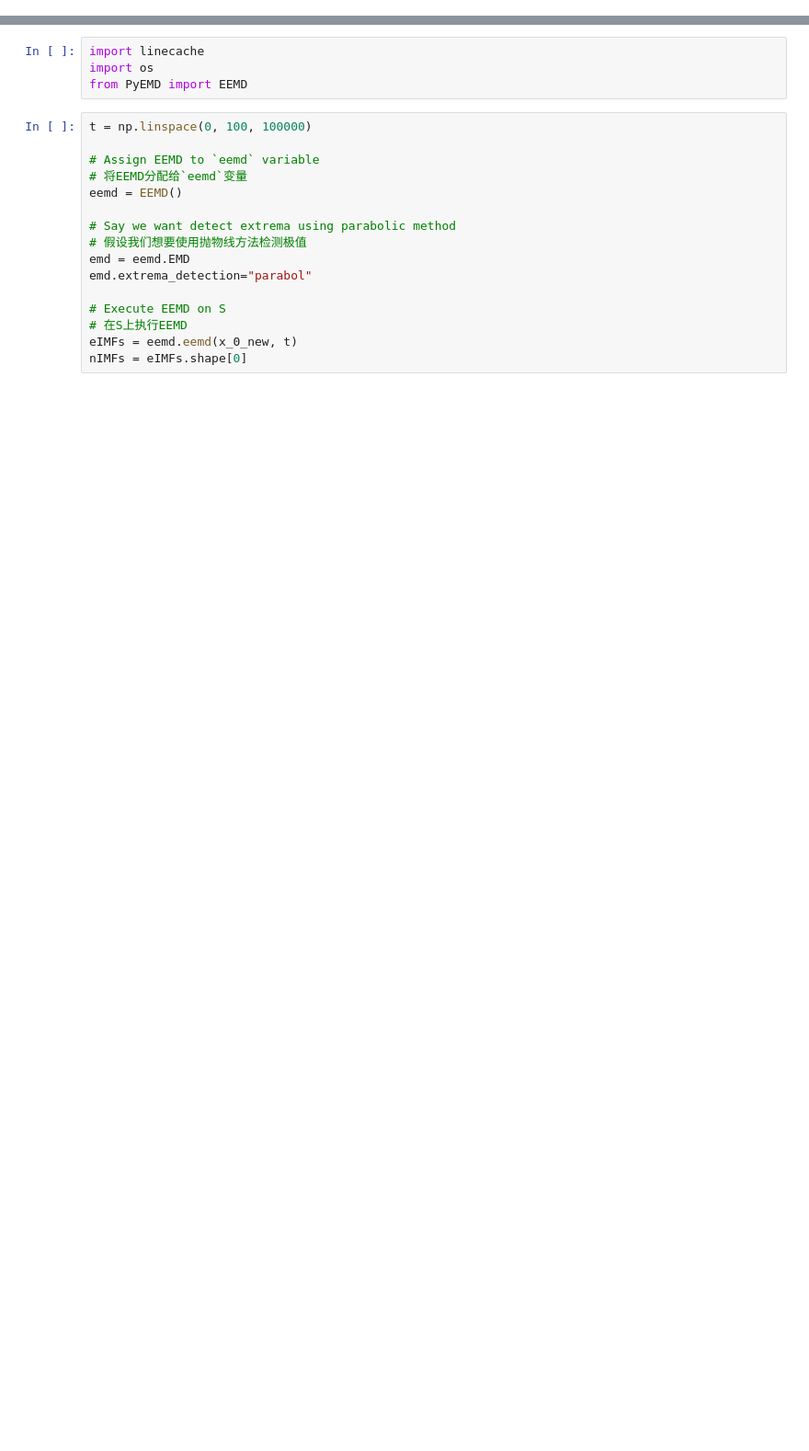
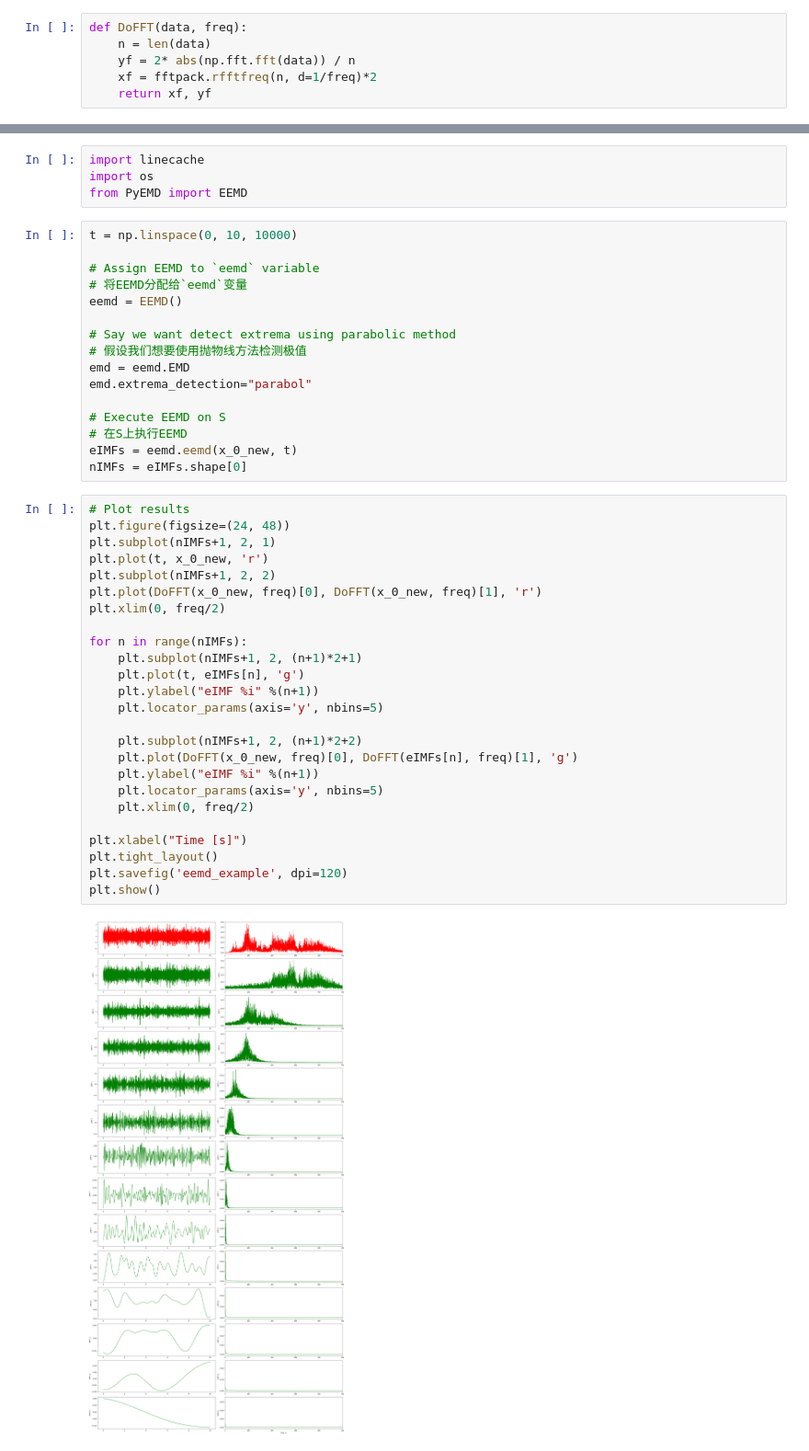
Before and after one commit to Chiyo1112/Learning_Python, a Jupyter notebook: 2019_summer/Learning_EMD.ipynb, the cells around one changed output, grey strips where cells are left out. Shown at 92% size. Cells and saved outputs as stored; diff of their text form; blank space fills up the shorter version.

```diff
--- a/2019_summer/Learning_EMD.ipynb
+++ b/2019_summer/Learning_EMD.ipynb
@@ -129,2 +131,8 @@ x_0_old = vibration_20190153_13_x_0[300000:310000]
+# %%
+def DoFFT(data, freq):
+    n = len(data)
+    yf = 2* abs(np.fft.fft(data)) / n
+    xf = fftpack.rfftfreq(n, d=1/freq)*2
+    return xf, yf
 # %% [markdown]
 # Do EMD
@@ -133,7 +143,7 @@ import linecache
 import os
 from PyEMD import EEMD
 # %%
-t = np.linspace(0, 100, 100000)
+t = np.linspace(0, 10, 10000)
 
 # Assign EEMD to `eemd` variable
 # 将EEMD分配给`eemd`变量
@@ -148,3 +158,30 @@ emd.extrema_detection="parabol"
 # 在S上执行EEMD
 eIMFs = eemd.eemd(x_0_new, t)
 nIMFs = eIMFs.shape[0]
+# %%
+# Plot results
+plt.figure(figsize=(24, 48))
+plt.subplot(nIMFs+1, 2, 1)
+plt.plot(t, x_0_new, 'r')
+plt.subplot(nIMFs+1, 2, 2)
+plt.plot(DoFFT(x_0_new, freq)[0], DoFFT(x_0_new, freq)[1], 'r')
+plt.xlim(0, freq/2)
+
+for n in range(nIMFs):
+    plt.subplot(nIMFs+1, 2, (n+1)*2+1)
+    plt.plot(t, eIMFs[n], 'g')
+    plt.ylabel("eIMF %i" %(n+1))
+    plt.locator_params(axis='y', nbins=5)
+
+    plt.subplot(nIMFs+1, 2, (n+1)*2+2)
+    plt.plot(DoFFT(x_0_new, freq)[0], DoFFT(eIMFs[n], freq)[1], 'g')
+    plt.ylabel("eIMF %i" %(n+1))
+    plt.locator_params(axis='y', nbins=5)
+    plt.xlim(0, freq/2)
+
+plt.xlabel("Time [s]")
+plt.tight_layout()
+plt.savefig('eemd_example', dpi=120)
+plt.show()
+# %% [output]
+[figure, added]
```
Also changed, not shown: parts of 15 cells of this notebook, 4 other files.
